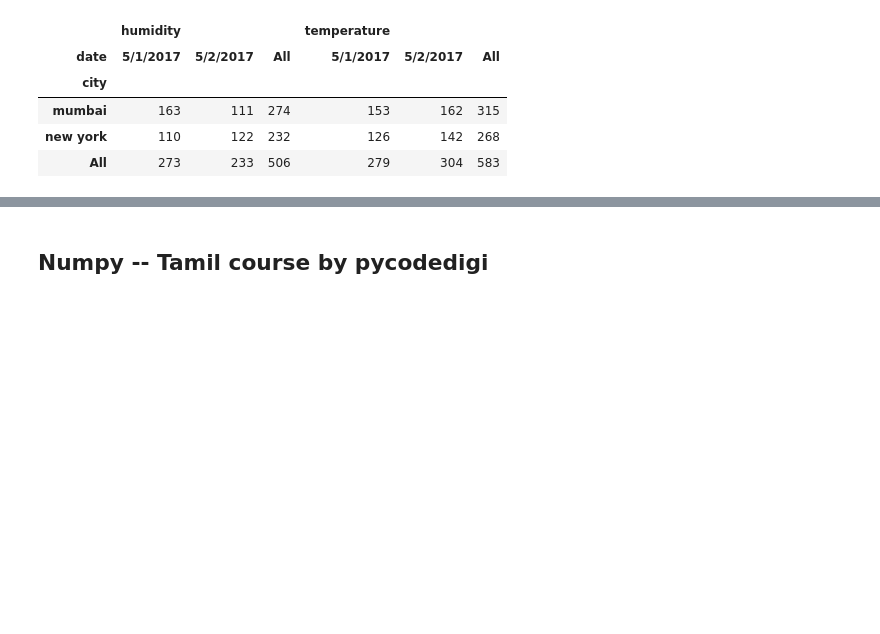
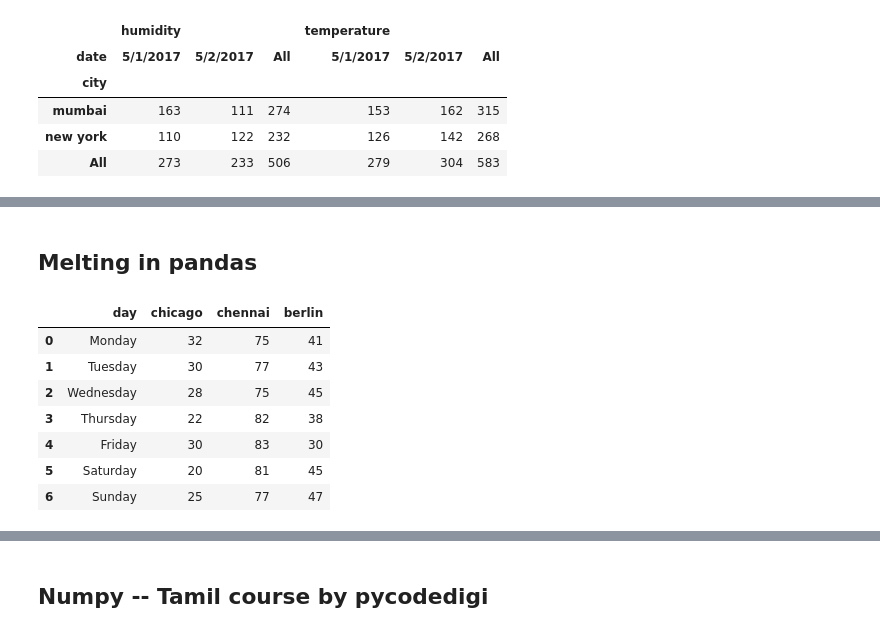
Before and after one commit to uba-sagan/Projects, a Jupyter notebook: Data_Analytics/Pandas.ipynb, the cells around one changed output, grey strips where cells are left out. Saved outputs shown, nothing was run; the diff lists cells and outputs as text; code cells hidden in the pictures; blank space fills up the shorter version.

```diff
--- a/Data_Analytics/Pandas.ipynb
+++ b/Data_Analytics/Pandas.ipynb
@@ -1609,0 +1634,16 @@ df.pivot_table(index="city",columns="date",margins=True,aggfunc=np.sum)
+# %% [markdown]
+## Melting in pandas
+# %%
+
+import pandas as pd
+df = pd.read_csv("weather4.csv")
+df
+# %% [output]
+|  | day | chicago | chennai | berlin |
+| 0 | Monday | 32 | 75 | 41 |
+| 1 | Tuesday | 30 | 77 | 43 |
+| 2 | Wednesday | 28 | 75 | 45 |
+| 3 | Thursday | 22 | 82 | 38 |
+| 4 | Friday | 30 | 83 | 30 |
+| 5 | Saturday | 20 | 81 | 45 |
+| 6 | Sunday | 25 | 77 | 47 |
```
Also changed, not shown: parts of 6 cells of this notebook, 1 other file.
